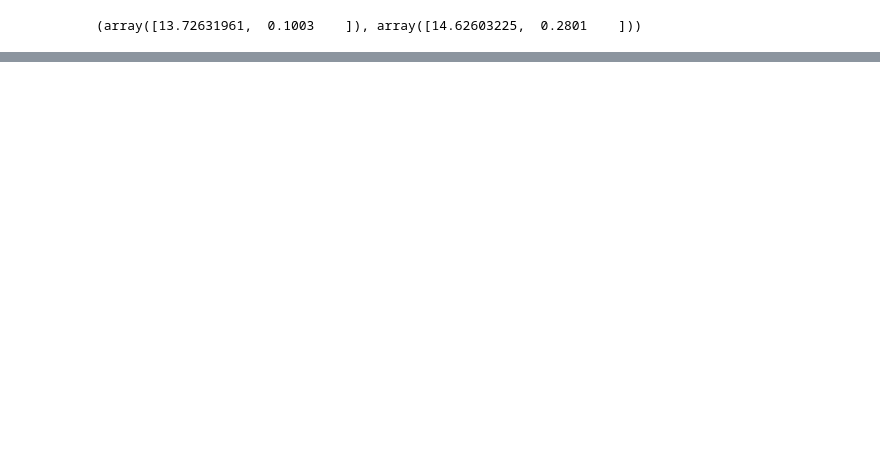
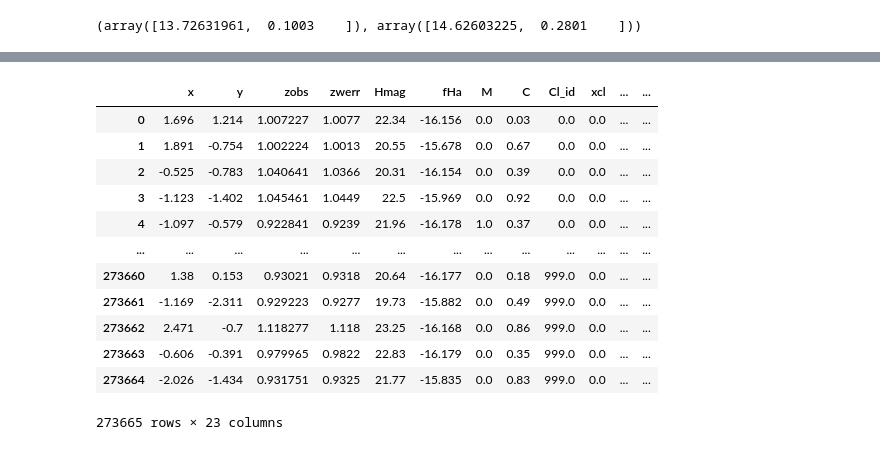
Before and after one commit to maho3/cl-ml-euclid, a Jupyter notebook: prepare_data.ipynb, the cells around one changed output, grey strips where cells are left out. Cells and saved outputs as stored; diff of their text form; code cells hidden in the pictures; blank space fills up the shorter version.

```diff
--- a/prepare_data.ipynb
+++ b/prepare_data.ipynb
@@ -219,0 +347,16 @@ plt.plot(data.loc[:10, 'x_pos'], data.loc[:10, 'y_pos'],'.')
+# %%
+data
+# %% [output]
+|  | x | y | zobs | zwerr | Hmag | fHa | M | C | Cl_id | xcl | ... | ... |
+| 0 | 1.696 | 1.214 | 1.007227 | 1.0077 | 22.34 | -16.156 | 0.0 | 0.03 | 0.0 | 0.0 | ... | ... |
+| 1 | 1.891 | -0.754 | 1.002224 | 1.0013 | 20.55 | -15.678 | 0.0 | 0.67 | 0.0 | 0.0 | ... | ... |
+| 2 | -0.525 | -0.783 | 1.040641 | 1.0366 | 20.31 | -16.154 | 0.0 | 0.39 | 0.0 | 0.0 | ... | ... |
+| 3 | -1.123 | -1.402 | 1.045461 | 1.0449 | 22.5 | -15.969 | 0.0 | 0.92 | 0.0 | 0.0 | ... | ... |
+| 4 | -1.097 | -0.579 | 0.922841 | 0.9239 | 21.96 | -16.178 | 1.0 | 0.37 | 0.0 | 0.0 | ... | ... |
+| ... | ... | ... | ... | ... | ... | ... | ... | ... | ... | ... | ... | ... |
+| 273660 | 1.38 | 0.153 | 0.93021 | 0.9318 | 20.64 | -16.177 | 0.0 | 0.18 | 999.0 | 0.0 | ... | ... |
+| 273661 | -1.169 | -2.311 | 0.929223 | 0.9277 | 19.73 | -15.882 | 0.0 | 0.49 | 999.0 | 0.0 | ... | ... |
+| 273662 | 2.471 | -0.7 | 1.118277 | 1.118 | 23.25 | -16.168 | 0.0 | 0.86 | 999.0 | 0.0 | ... | ... |
+| 273663 | -0.606 | -0.391 | 0.979965 | 0.9822 | 22.83 | -16.179 | 0.0 | 0.35 | 999.0 | 0.0 | ... | ... |
+| 273664 | -2.026 | -1.434 | 0.931751 | 0.9325 | 21.77 | -15.835 | 0.0 | 0.83 | 999.0 | 0.0 | ... | ... |
+273665 rows × 23 columns
```
Also changed, not shown: parts of 26 cells of this notebook, 11 other files.
